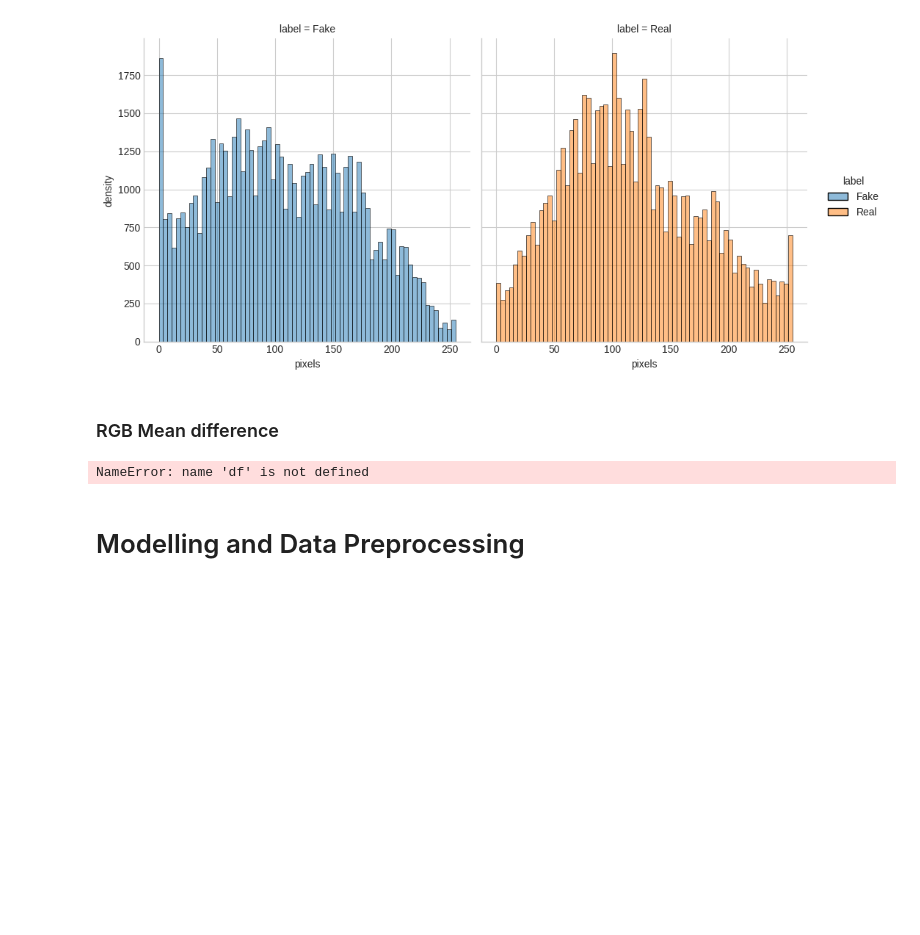
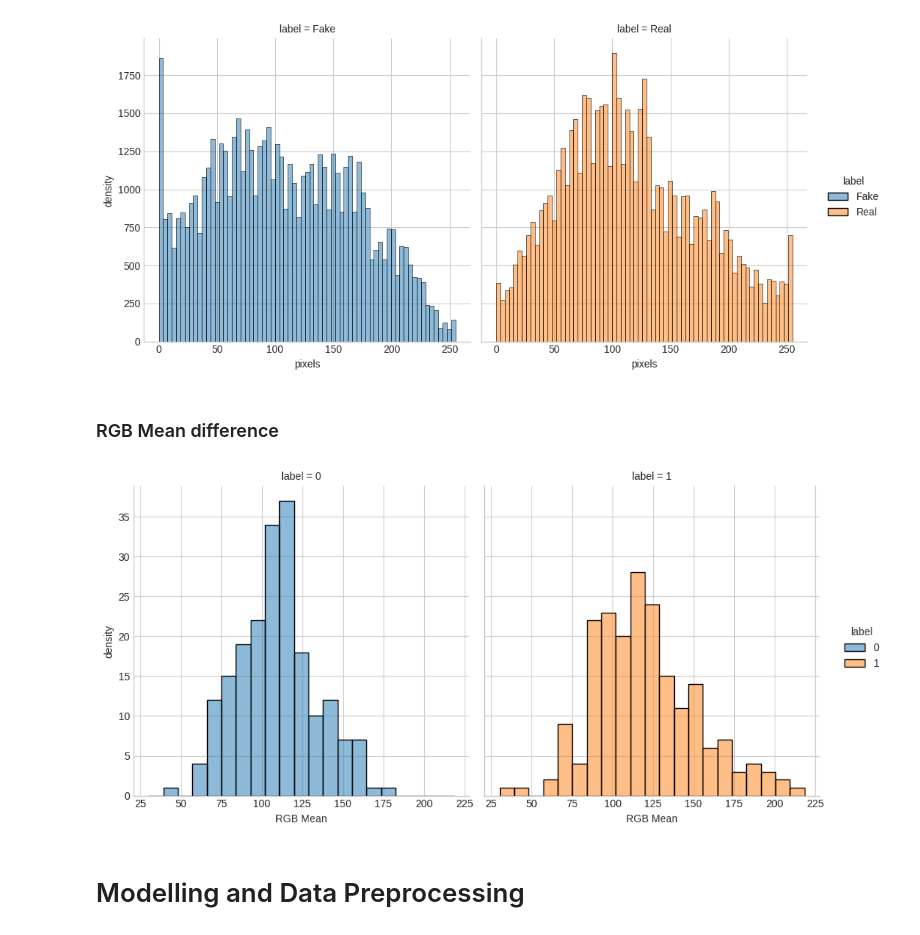
Before and after one commit to 1nuc/image-classification, a Jupyter notebook: run.ipynb, the cells around one changed output. Drawn from its saved outputs; the diff is of its cells as text; code cells hidden in the pictures; blank space fills up the shorter version.

```diff
--- a/run.ipynb
+++ b/run.ipynb
@@ -218,14 +218,14 @@ plot_intensity(20, data)
 # %%
 def plot_RGB(images_num, d):
     d=d.filter(pl.int_range(pl.len()).shuffle().over('label') < images_num)
-    plot=sns.displot(df, x='Mean_RGB', col='label', col_wrap=2, kind='hist', hue='label')
+    plot=sns.displot(d, x='Mean_RGB', col='label', col_wrap=2, kind='hist', hue='label')
     plot.set(ylabel="density", xlabel='RGB Mean')
     plt.show()
 
 
-plot_RGB(20, data)
+plot_RGB(200, data)
 # %% [output]
-NameError: name 'df' is not defined
+[figure, added]
 # %% [markdown]
 # Modelling and Data Preprocessing
 # %% [markdown]
```
